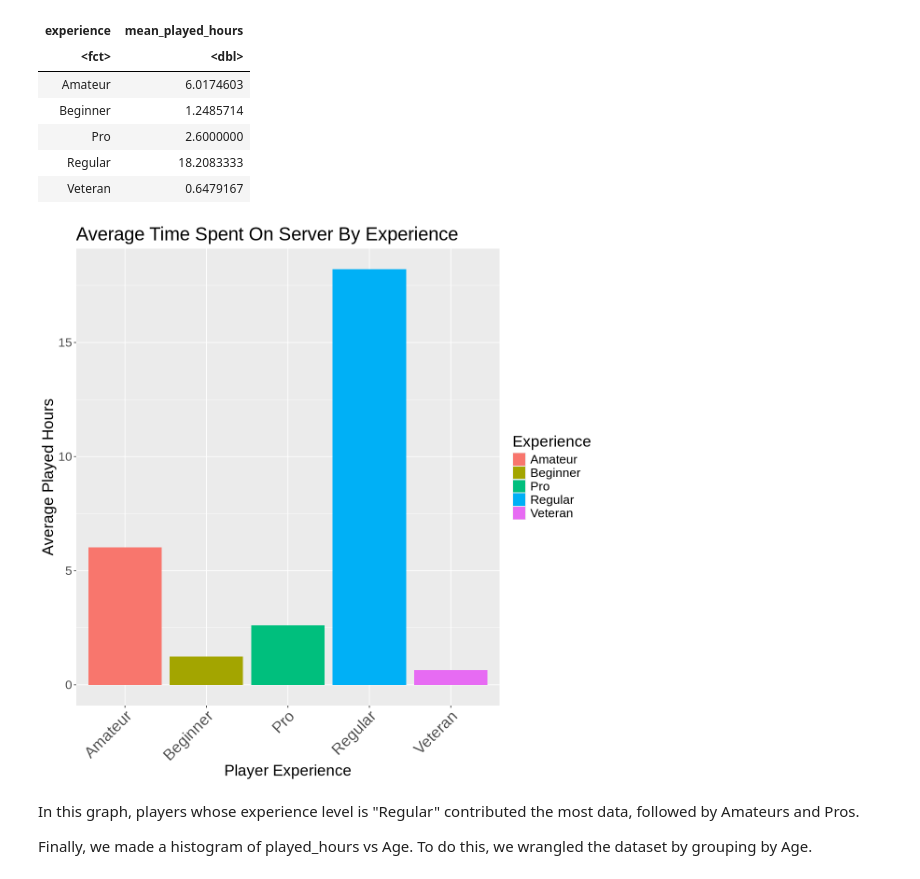
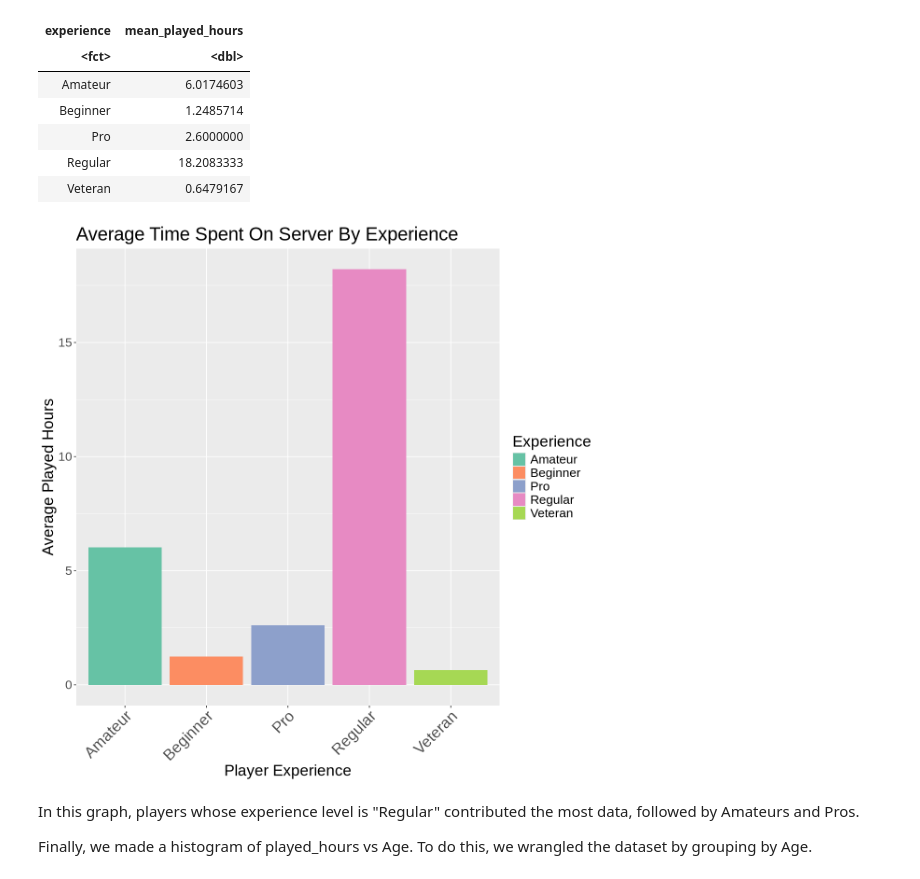
Before and after one commit to johnnyleeom/DSCI100-Project, a Jupyter notebook: Intro.ipynb, the cells around one changed output. Cells and saved outputs as stored; diff of their text form; code cells hidden in the pictures.

```diff
--- a/Intro.ipynb
+++ b/Intro.ipynb
@@ -138,16 +140,17 @@ A tibble: 5 × 2
 # %%
 options(repr.plot.width = 10, repr.plot.height = 10)
 
 ExperienceVsPlayedHours <- playersByExperience |>
     ggplot(aes(x = experience, y = mean_played_hours, fill = experience)) +
     geom_bar(stat= "identity") +
     labs(x = "Player Experience", y = "Average Played Hours", fill = "Experience") +
     ggtitle("Average Time Spent On Server By Experience") +
+scale_fill_brewer(palette = "Set2") +
     theme(text = element_text(size = 20)) +
     theme(axis.text.x = element_text(size = 20, angle = 45, hjust = 1))
 ExperienceVsPlayedHours
 # %% [output]
-[figure, old version]
+[figure, new version]
 # %% [markdown]
 In this graph, players whose experience level is "Regular" contributed the most data, followed by Amateurs and Pros.
 
```
Also changed, not shown: parts of 10 cells of this notebook.
